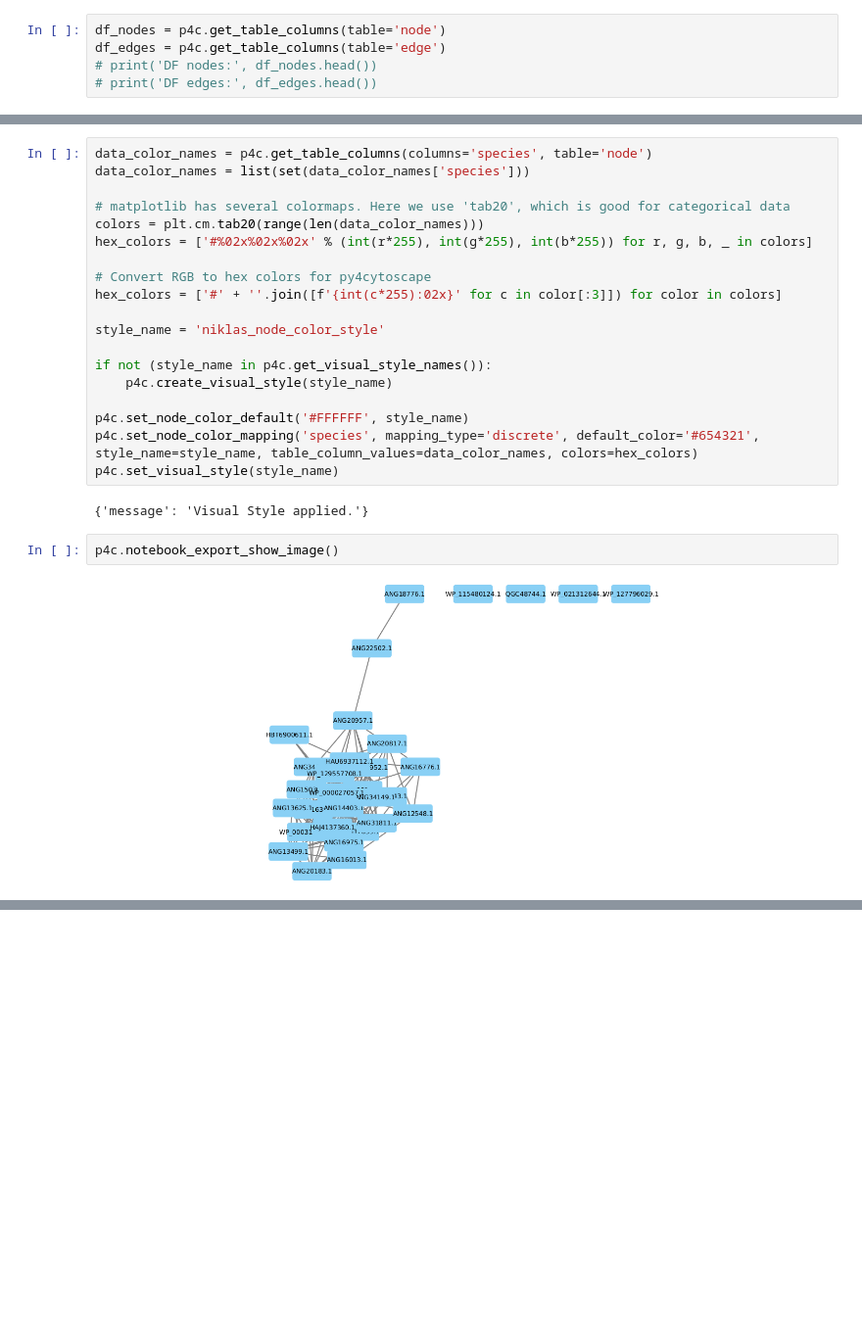
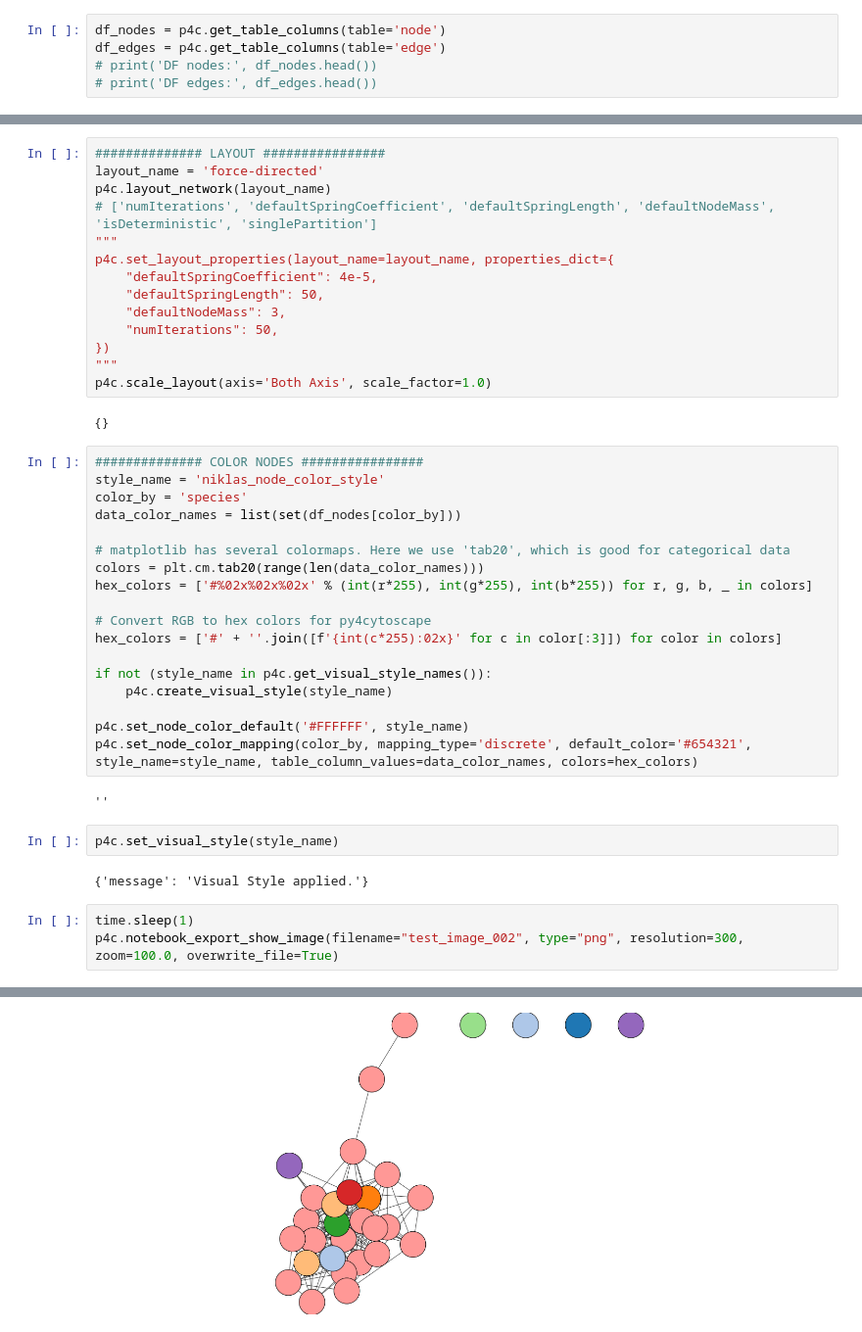
Before and after one commit to PyEED/TEM-lactamase, a Jupyter notebook: 002_TEM_Beta_Lactamase_Network_Image.ipynb, the cells around one changed output, grey strips where cells are left out. Shown at 98% size. Saved outputs shown, nothing was run; the diff lists cells and outputs as text; blank space fills up the shorter version.

```diff
--- a/002_TEM_Beta_Lactamase_Network_Image.ipynb
+++ b/002_TEM_Beta_Lactamase_Network_Image.ipynb
@@ -71,6 +75,24 @@ df_edges = p4c.get_table_columns(table='edge')
+# %%
+############## LAYOUT ################
+layout_name = 'force-directed'
+p4c.layout_network(layout_name)
+# ['numIterations', 'defaultSpringCoefficient', 'defaultSpringLength', 'defaultNodeMass', 'isDeterministic', 'singlePartition']
+"""
+p4c.set_layout_properties(layout_name=layout_name, properties_dict={
+    "defaultSpringCoefficient": 4e-5,
+    "defaultSpringLength": 50,
+    "defaultNodeMass": 3,
+    "numIterations": 50,
+})
+"""
+p4c.scale_layout(axis='Both Axis', scale_factor=1.0)
+# %% [output]
+{}
 # %%
-data_color_names = p4c.get_table_columns(columns='species', table='node')
-data_color_names = list(set(data_color_names['species']))
+############## COLOR NODES ################
+style_name = 'niklas_node_color_style'
+color_by = 'species'
+data_color_names = list(set(df_nodes[color_by]))
 
 # matplotlib has several colormaps. Here we use 'tab20', which is good for categorical data
 colors = plt.cm.tab20(range(len(data_color_names)))
@@ -79,17 +101,18 @@ hex_colors = ['#%02x%02x%02x' % (int(r*255), int(g*255), int(b*255)) for r, g, b
 # Convert RGB to hex colors for py4cytoscape
 hex_colors = ['#' + ''.join([f'{int(c*255):02x}' for c in color[:3]]) for color in colors]
 
-style_name = 'niklas_node_color_style'
-
 if not (style_name in p4c.get_visual_style_names()):
     p4c.create_visual_style(style_name)
 
 p4c.set_node_color_default('#FFFFFF', style_name)
-p4c.set_node_color_mapping('species', mapping_type='discrete', default_color='#654321', style_name=style_name, table_column_values=data_color_names, colors=hex_colors)
-p4c.set_visual_style(style_name)
+p4c.set_node_color_mapping(color_by, mapping_type='discrete', default_color='#654321', style_name=style_name, table_column_values=data_color_names, colors=hex_colors)
 # %% [output]
-{'message': 'Visual Style applied.'}
+''
-# %%
-p4c.notebook_export_show_image()
-# %% [output]
-[figure, removed]
+# %%
+p4c.set_visual_style(style_name)
+# %% [output]
+{'message': 'Visual Style applied.'}
+# %%
+time.sleep(1)
+p4c.notebook_export_show_image(filename="test_image_002", type="png", resolution=300, zoom=100.0, overwrite_file=True)
+# %% [output]
@@ -95,0 +120 @@ p4c.notebook_export_show_image()
+[figure, added]
```
Also changed, not shown: parts of 4 cells of this notebook, 7 other files.
